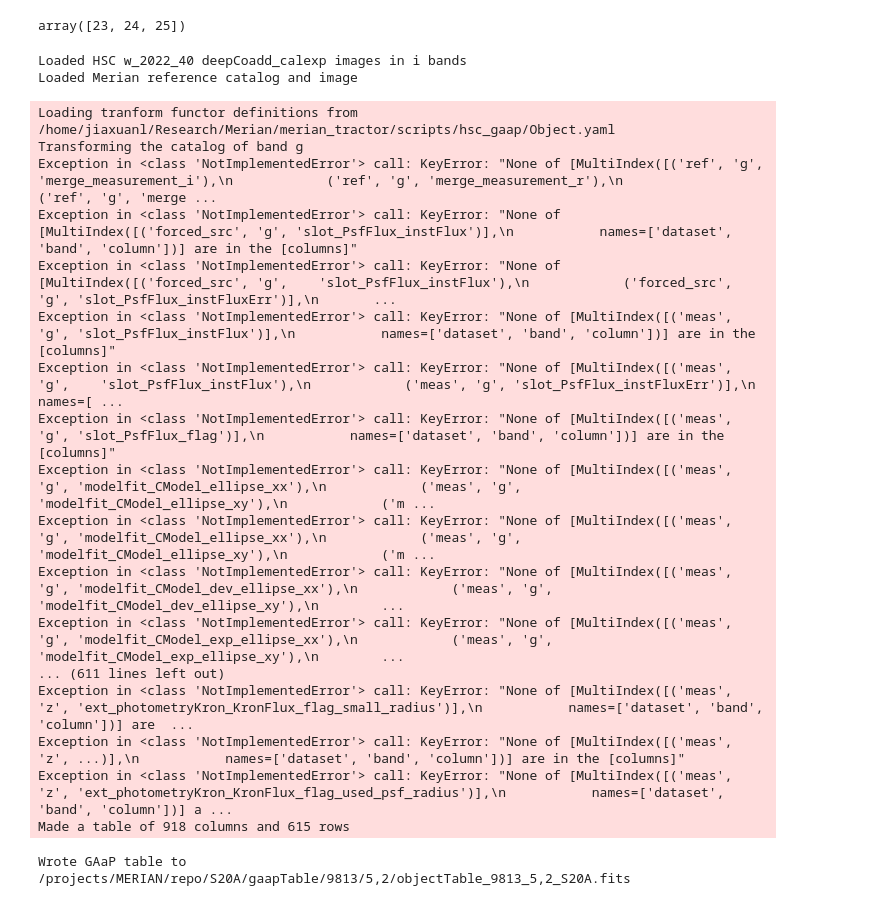
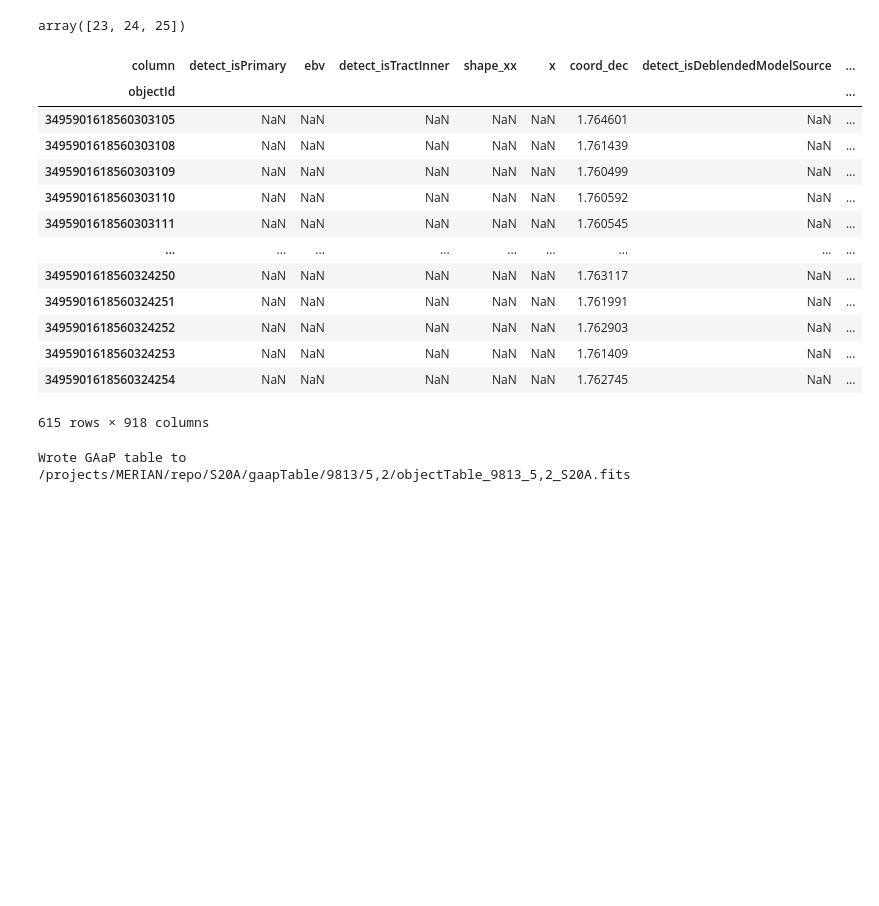
Before and after one commit to MerianSurvey/lambo, a Jupyter notebook: notebooks/hsc_gaap/S20A_gaap_pipe.ipynb, the cells around one changed output. Cells and saved outputs as stored; diff of their text form; code cells hidden in the pictures; blank space fills up the shorter version.

```diff
--- a/notebooks/hsc_gaap/S20A_gaap_pipe.ipynb
+++ b/notebooks/hsc_gaap/S20A_gaap_pipe.ipynb
@@ -35,25 +35,22 @@ common_patches[20:23]
 array([23, 24, 25])
 # %%
 from hsc_gaap.gaap import GaapTask, consolidateMerianCats
-# gaap = GaapTask(9813, 23, 'grizy',
-#                 hsc_type='S20A',
-#                 repo='/projects/MERIAN/repo/',
-#                 collections='S20A/deepCoadd_calexp',
-#                 log_level='ERROR')
-gaap = GaapTask(9813, 11, 'i', hsc_type='w_2022_40',
-                repo='/projects/HSC/repo/main',
-                collections='HSC/runs/RC2/w_2022_40/DM-36151')
+gaap = GaapTask(9813, 23, 'ri',
+                hsc_type='S20A',
+                repo='/projects/MERIAN/repo/',
+                collections='S20A/deepCoadd_calexp',
+                log_level='ERROR')
+# gaap = GaapTask(9813, 11, 'i', hsc_type='w_2022_40',
+#                 repo='/projects/HSC/repo/main',
+#                 collections='HSC/runs/RC2/w_2022_40/DM-36151')
 # gaap = GaapTask(9813, 11, 'gr', hsc_type='w_2022_04',
 #                             repo='/projects/MERIAN/repo/',
 #                             collections='HSC/runs/RC2/w_2022_04/DM-33402')
 gaap.load_merian_reference(band='N708',
                            repo='/projects/MERIAN/repo/',
                            collections='DECam/runs/merian/dr1_wide',
-#                            range=(0, 100)
+                           range=(0, 100)
                           )
-# %% [output]
-Loaded HSC w_2022_40 deepCoadd_calexp images in i bands
-Loaded Merian reference catalog and image
 # %%
 gaap.setDefaultMeasureConfig()
 gaap.runAll()
@@ -61,21 +58,3 @@ gaap.runAll()
 gaap.writeObjectTable();
 gaap.transformObjectCatalog(
     functorFile='/home/jiaxuanl/Research/Merian/merian_tractor/scripts/hsc_gaap/Object.yaml');
-# %% [output]
-Loading tranform functor definitions from /home/jiaxuanl/Research/Merian/merian_tractor/scripts/hsc_gaap/Object.yaml
-Transforming the catalog of band g
-Exception in <class 'NotImplementedError'> call: KeyError: "None of [MultiIndex([('ref', 'g', 'merge_measurement_i'),\n            ('ref', 'g', 'merge_measurement_r'),\n            ('ref', 'g', 'merge ...
-Exception in <class 'NotImplementedError'> call: KeyError: "None of [MultiIndex([('forced_src', 'g', 'slot_PsfFlux_instFlux')],\n           names=['dataset', 'band', 'column'])] are in the [columns]"
-Exception in <class 'NotImplementedError'> call: KeyError: "None of [MultiIndex([('forced_src', 'g',    'slot_PsfFlux_instFlux'),\n            ('forced_src', 'g', 'slot_PsfFlux_instFluxErr')],\n       ...
-Exception in <class 'NotImplementedError'> call: KeyError: "None of [MultiIndex([('meas', 'g', 'slot_PsfFlux_instFlux')],\n           names=['dataset', 'band', 'column'])] are in the [columns]"
-Exception in <class 'NotImplementedError'> call: KeyError: "None of [MultiIndex([('meas', 'g',    'slot_PsfFlux_instFlux'),\n            ('meas', 'g', 'slot_PsfFlux_instFluxErr')],\n           names=[ ...
-Exception in <class 'NotImplementedError'> call: KeyError: "None of [MultiIndex([('meas', 'g', 'slot_PsfFlux_flag')],\n           names=['dataset', 'band', 'column'])] are in the [columns]"
-Exception in <class 'NotImplementedError'> call: KeyError: "None of [MultiIndex([('meas', 'g', 'modelfit_CModel_ellipse_xx'),\n            ('meas', 'g', 'modelfit_CModel_ellipse_xy'),\n            ('m ...
-Exception in <class 'NotImplementedError'> call: KeyError: "None of [MultiIndex([('meas', 'g', 'modelfit_CModel_ellipse_xx'),\n            ('meas', 'g', 'modelfit_CModel_ellipse_xy'),\n            ('m ...
-Exception in <class 'NotImplementedError'> call: KeyError: "None of [MultiIndex([('meas', 'g', 'modelfit_CModel_dev_ellipse_xx'),\n            ('meas', 'g', 'modelfit_CModel_dev_ellipse_xy'),\n        ...
-Exception in <class 'NotImplementedError'> call: KeyError: "None of [MultiIndex([('meas', 'g', 'modelfit_CModel_exp_ellipse_xx'),\n            ('meas', 'g', 'modelfit_CModel_exp_ellipse_xy'),\n        ...
-... (611 lines left out)
-Exception in <class 'NotImplementedError'> call: KeyError: "None of [MultiIndex([('meas', 'z', 'ext_photometryKron_KronFlux_flag_small_radius')],\n           names=['dataset', 'band', 'column'])] are  ...
-Exception in <class 'NotImplementedError'> call: KeyError: "None of [MultiIndex([('meas', 'z', ...)],\n           names=['dataset', 'band', 'column'])] are in the [columns]"
-Exception in <class 'NotImplementedError'> call: KeyError: "None of [MultiIndex([('meas', 'z', 'ext_photometryKron_KronFlux_flag_used_psf_radius')],\n           names=['dataset', 'band', 'column'])] a ...
-Made a table of 918 columns and 615 rows
@@ -82,3 +63,20 @@ Made a table of 918 columns and 615 rows
+# %%
+gaap.objectTable
+# %% [output]
+| column | detect_isPrimary | ebv | detect_isTractInner | shape_xx | x | coord_dec | detect_isDeblendedModelSource | ... |
+| objectId |  |  |  |  |  |  |  | ... |
+| 3495901618560303105 | NaN | NaN | NaN | NaN | NaN | 1.764601 | NaN | ... |
+| 3495901618560303108 | NaN | NaN | NaN | NaN | NaN | 1.761439 | NaN | ... |
+| 3495901618560303109 | NaN | NaN | NaN | NaN | NaN | 1.760499 | NaN | ... |
+| 3495901618560303110 | NaN | NaN | NaN | NaN | NaN | 1.760592 | NaN | ... |
+| 3495901618560303111 | NaN | NaN | NaN | NaN | NaN | 1.760545 | NaN | ... |
+| ... | ... | ... | ... | ... | ... | ... | ... | ... |
+| 3495901618560324250 | NaN | NaN | NaN | NaN | NaN | 1.763117 | NaN | ... |
+| 3495901618560324251 | NaN | NaN | NaN | NaN | NaN | 1.761991 | NaN | ... |
+| 3495901618560324252 | NaN | NaN | NaN | NaN | NaN | 1.762903 | NaN | ... |
+| 3495901618560324253 | NaN | NaN | NaN | NaN | NaN | 1.761409 | NaN | ... |
+| 3495901618560324254 | NaN | NaN | NaN | NaN | NaN | 1.762745 | NaN | ... |
+615 rows × 918 columns
 # %%
 gaap.saveObjectTable()
 # %% [output]
```
Also changed, not shown: parts of 1 cell of this notebook, 2 other files.
